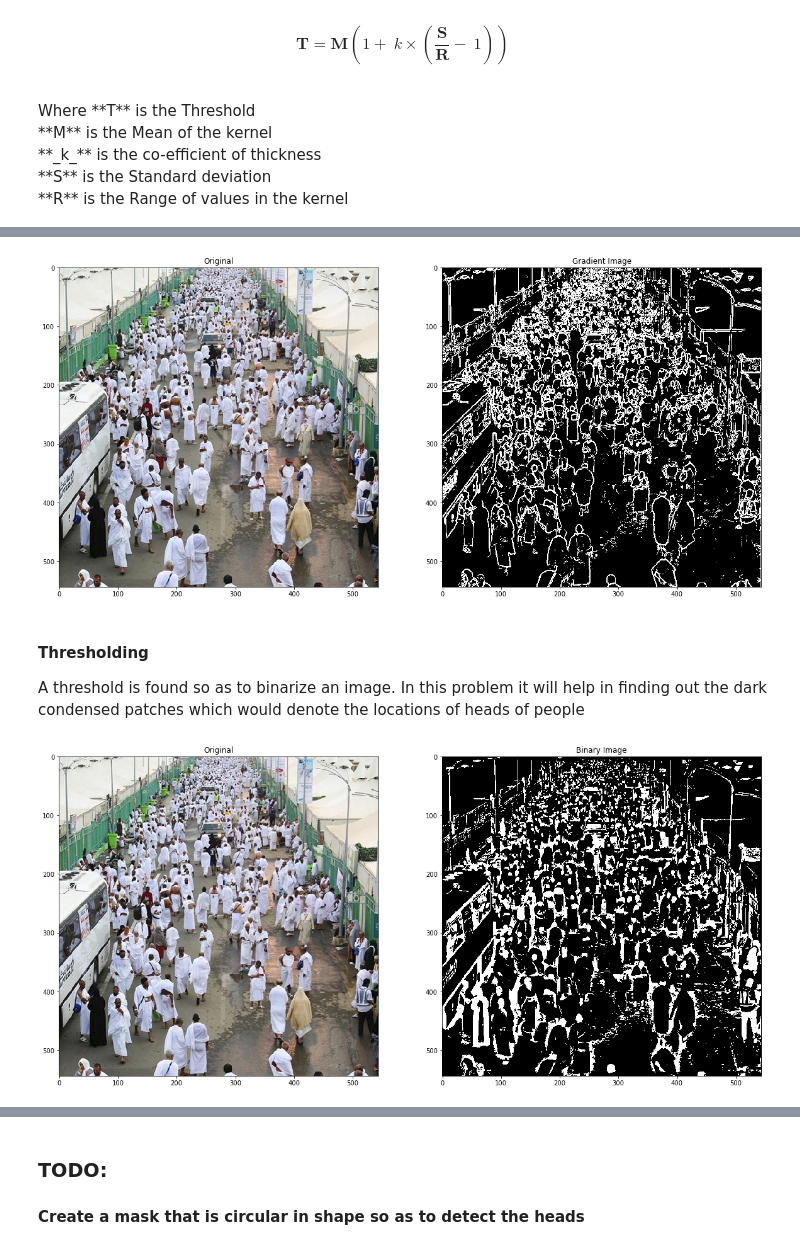
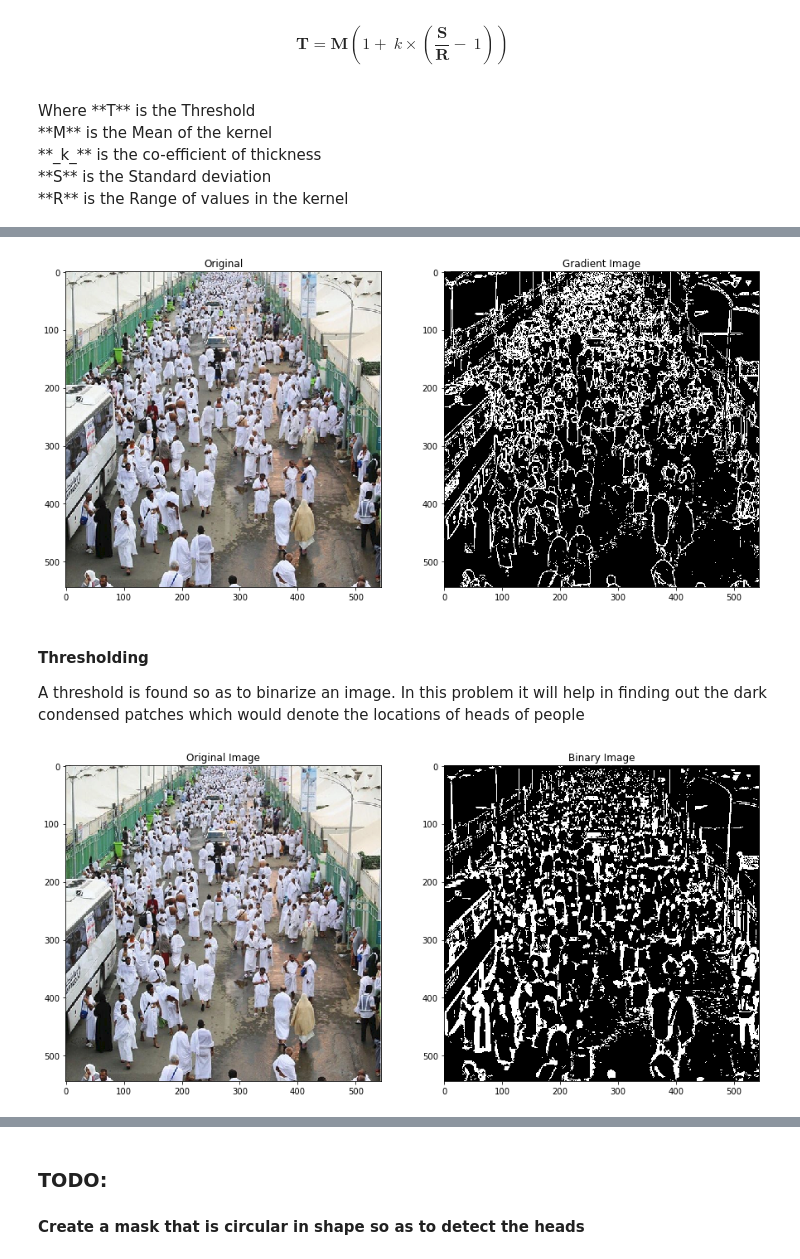
Before and after one commit to thariqkhalid/hajj, a Jupyter notebook: Preprocessing_jamrat_image.ipynb, the cells around one changed output, grey strips where cells are left out. Cells and saved outputs as stored; diff of their text form; code cells hidden in the pictures.

```diff
--- a/Preprocessing_jamrat_image.ipynb
+++ b/Preprocessing_jamrat_image.ipynb
@@ -74,6 +69,6 @@ def thariq_sauvola(gim, mean_kernel, k = 0.2):
 # %%
 def display_images(img1,img2,img1_title,img2_title):
-    plt.figure(figsize=(20,20))
+    plt.figure(figsize=(15,15))
     plt.subplot(121)
     plt.title(img1_title)
     plt.imshow(img1)
@@ -91,20 +94,21 @@ In order to demonstrate the gradient finding with Neural Network, we require hug
 gy, gx = np.gradient(hajj_img_gray)
 gmag = np.sqrt(gx**2 + gy**2)
 grad_im = gmag > 0.1
-
+#display the images for comparison
 display_images(hajj_img,grad_im,img1_title='Original',img2_title='Gradient Image')
 # %% [output]
-[figure, old version]
+[figure, new version]
 # %% [markdown]
 #### Thresholding
 A threshold is found so as to binarize an image. In this problem it will help in finding out the dark condensed patches
 which would denote the locations of heads of people
 # %%
 thresholded_im = hajj_img_gray < thariq_sauvola(hajj_img_gray,mean_kernel)
-
-display_images(hajj_img,thresholded_im, img1_title='Original', img2_title='Binary Image')
+#display the images for comparison
+display_images(hajj_img, thresholded_im, img1_title='Original Image',
+               img2_title='Binary Image')
 # %% [output]
-[figure, old version]
+[figure, new version]
 # %%
 #function to find out the connected components and then find the heads
 label_img, obj_count = ndimage.label(thresholded_im)
```
Also changed, not shown: parts of 16 cells of this notebook.
